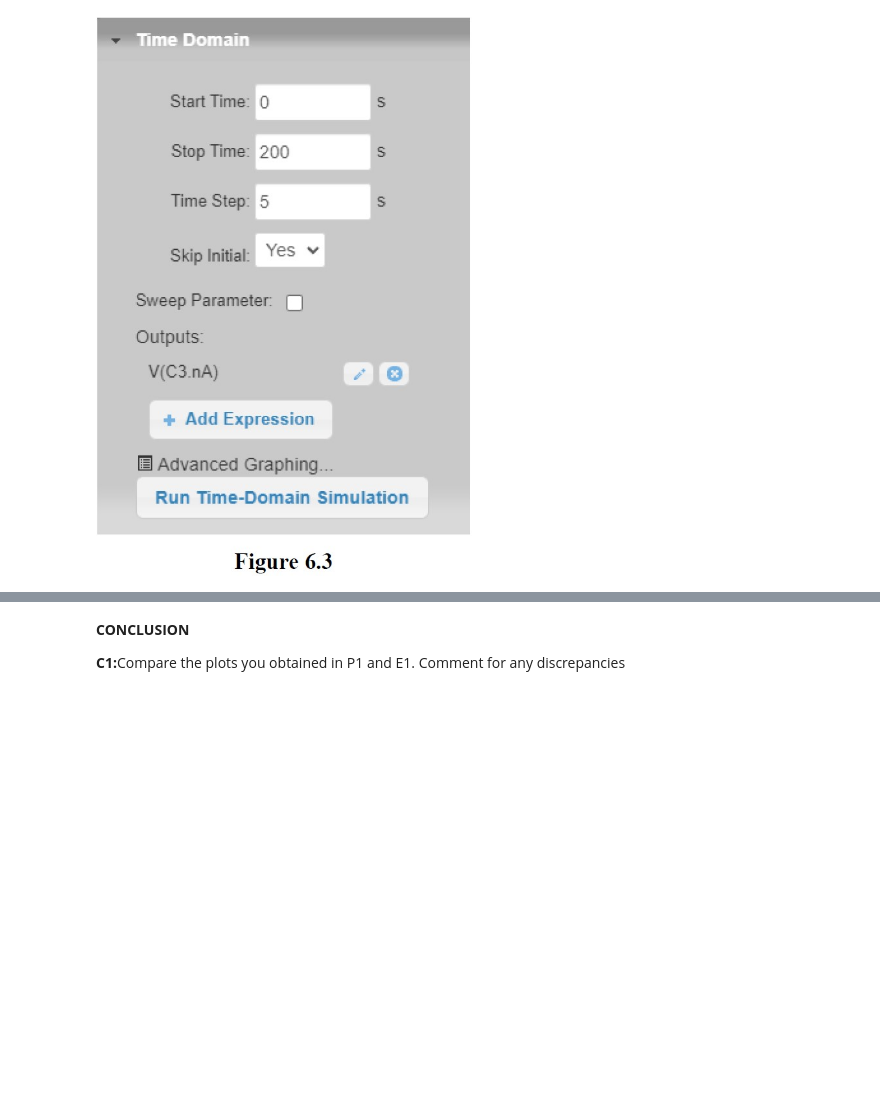
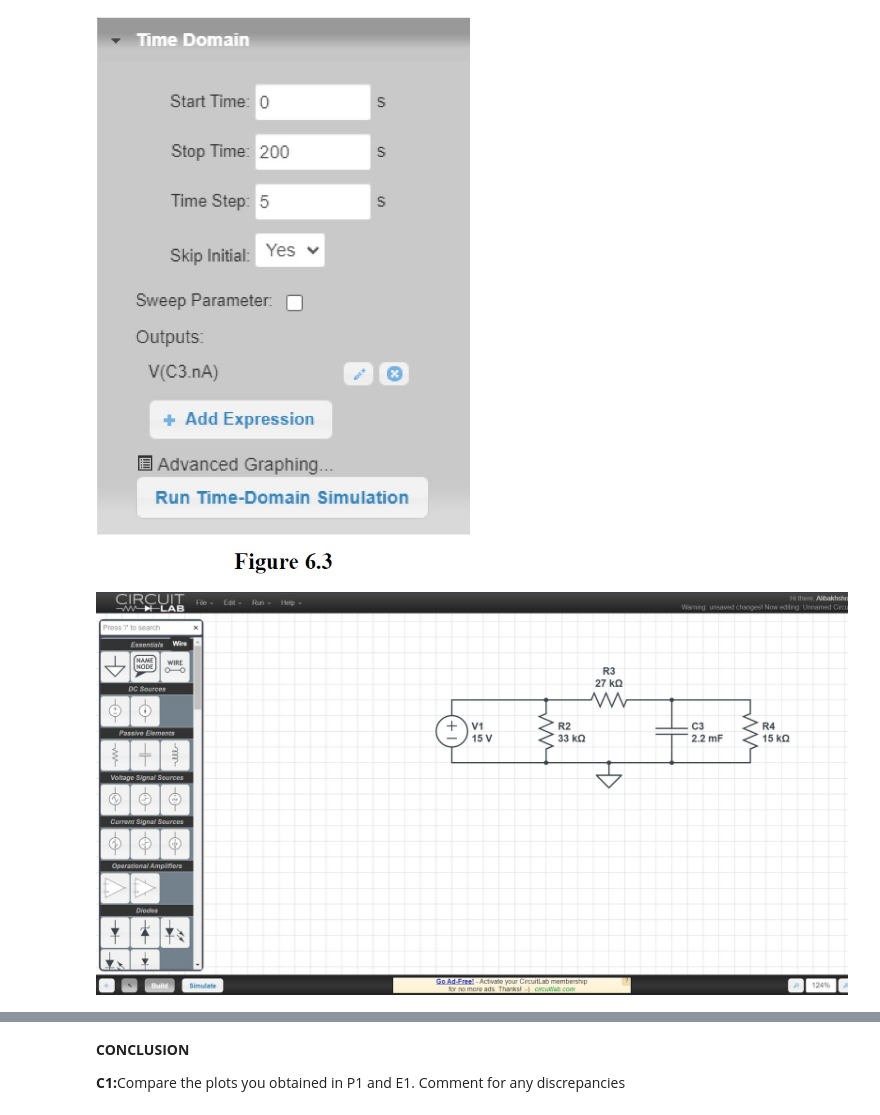
Before and after one commit to Alibakhshov/CHARACTERISTICS-OF-RC-CIRCUITS, a Jupyter notebook: Rauf Alibakhshov_ Lab work 4.ipynb, the cells around one changed output, grey strips where cells are left out. Saved outputs shown, nothing was run; the diff lists cells and outputs as text; code cells hidden in the pictures; blank space fills up the shorter version.

```diff
--- a/Rauf Alibakhshov_ Lab work 4.ipynb
+++ b/Rauf Alibakhshov_ Lab work 4.ipynb
@@ -84,3 +90,8 @@ from IPython import display
 display.Image("./Figure 6.3.jpg")
 # %% [output]
 [figure]
+# %%
+from IPython import display
+display.Image("./circuit in circuitlab.jpg")
+# %% [output]
+[figure, added]
```
Also changed, not shown: parts of 4 cells of this notebook, 4 other files.
